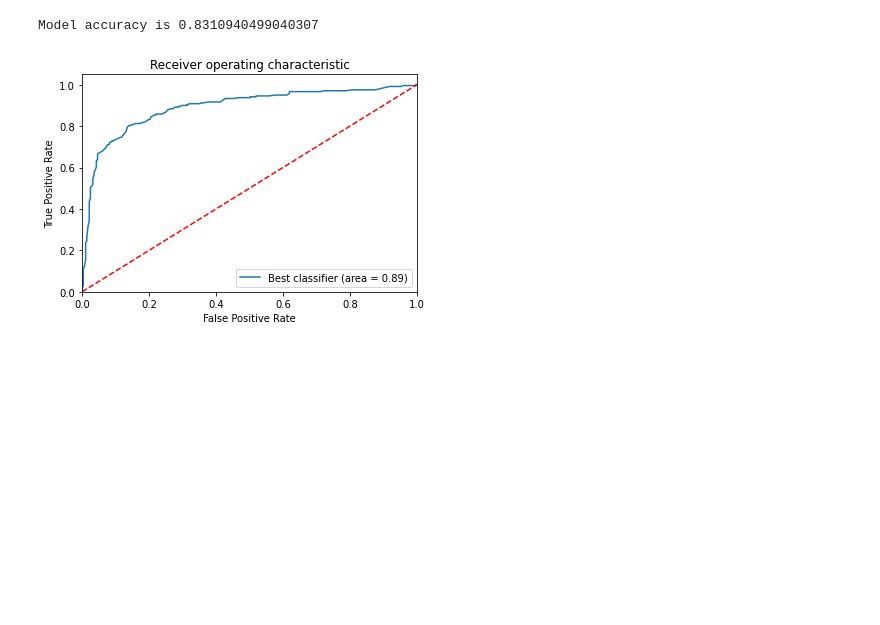
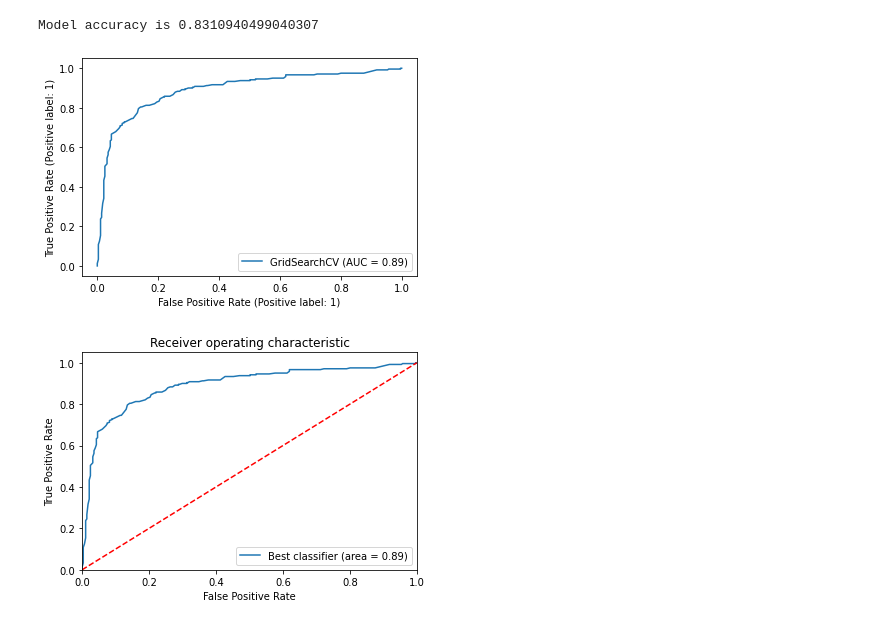
Before and after one commit to WenxuanHuang/Active-Learning-Performance-Benchmarking, a Jupyter notebook: Model_select.ipynb, the cells around one changed output. Cells and saved outputs as stored; diff of their text form; code cells hidden in the pictures; blank space fills up the shorter version.

Commit message:
Fixed ROC curve AUC error

```diff
--- a/Model_select.ipynb
+++ b/Model_select.ipynb
@@ -168,6 +168,10 @@ RandomForestClassifier(class_weight='balanced', criterion='entropy',
 print('Model accuracy is',best_clf.score(X_test, y_test))
 # %% [output]
 Model accuracy is 0.8310940499040307
+# %%
+slt_disp = metrics.plot_roc_curve(best_clf, X_test, y_test)
+# %% [output]
+[figure, added]
 # %%
 probs = best_clf.predict_proba(X_test)
 preds = probs[:,1]
```
Also changed, not shown: 2 other files.
